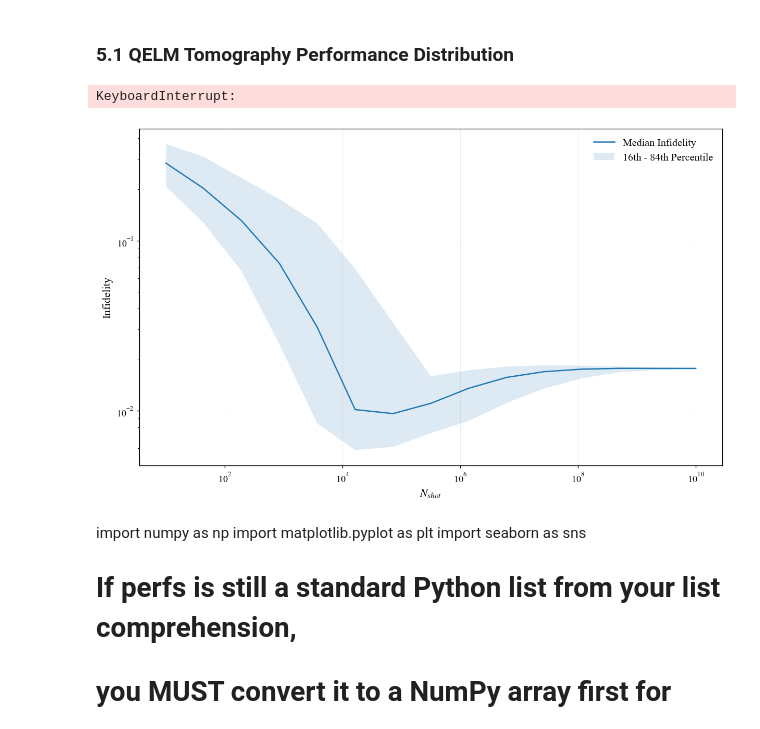
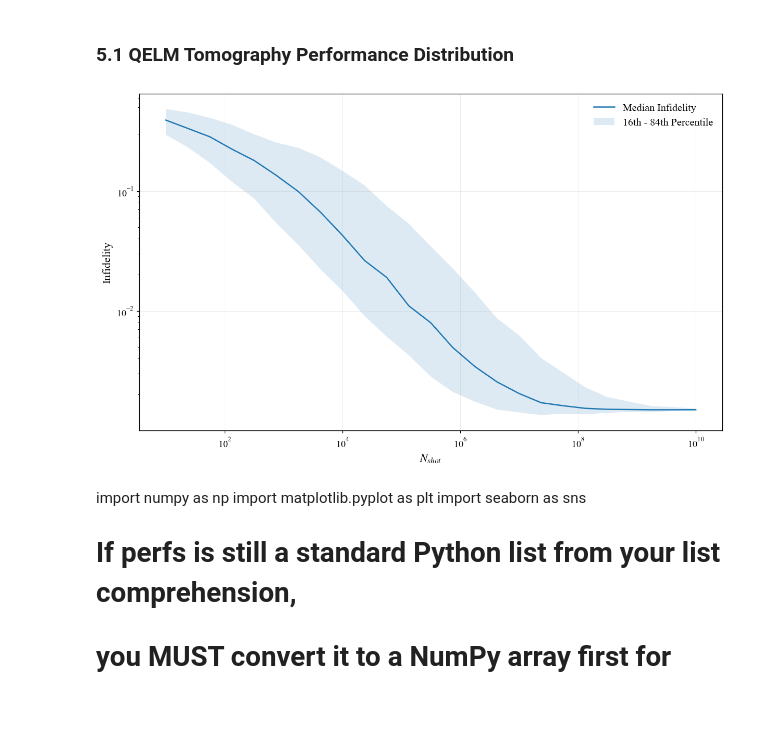
Before and after one commit to Mmackinnon01/QRes, a Jupyter notebook: 260420_equal1_tomography.ipynb, the cells around one changed output. Cells and saved outputs as stored; diff of their text form; code cells hidden in the pictures.

```diff
--- a/260420_equal1_tomography.ipynb
+++ b/260420_equal1_tomography.ipynb
@@ -815,4 +815,4 @@ def qelmStateTomographyInfidelity(regs, shots, reg_func, circs, Us, thermal=True
 qelm_regs = []
 
 for size in range(len(training_data_sizes)):
-    qelm_regs.append([[QELMTomography(thermal_register_func, training_states[size], training_rotations_noisy[size], [1], qelm_circs(shot), shot, alpha=0)[0] for shot in shots] for trial in tqdm(range(trials))])
+    qelm_regs.append([[QELMTomography(thermal_register_func, training_states[size], training_rotations_noisy[size], [1], qelm_circs(shot), alpha=True)[0] for shot in shots] for trial in tqdm(range(trials))])
@@ -1166,7 +1215,7 @@ def det_reg_to_op(reg):
 
 these_regs = qelm_regs
 
-obs =  [(op @ I(2).tensor(Operator(generateThermalRegister(0.56).partialTrace((2,2,2),(1,2)).matrix))).partialTrace((2,2,2),(0,)) for op in reversePauliOps(noisy_S, noisy_H, noisy_CNOT1, lambda_dep_1, lambda_dep_2)]
+obs =  [(op @ I(2).tensor(Operator(generateThermalRegister(0).partialTrace((2,2,2),(1,2)).matrix))).partialTrace((2,2,2),(0,)) for op in reversePauliOps(noisy_S, noisy_H, noisy_CNOT1, lambda_dep_1, lambda_dep_2)]
 res = [[[average_rmse_ob(reg, obs) for reg in reg_trials] for reg_trials in reg_set] for reg_set in these_regs]
 res_mean = np.mean(res, axis=1)
 res_lower = np.percentile(res, 16, axis=1)
@@ -1366,44 +1448,42 @@ R1s = [Operator(haar_random_unitary(2)) for i in range(n_dist_samples)]
 R2s = [Operator(haar_random_unitary(2)) for i in range(n_dist_samples)]
 CRs = [controlRotationGate(Operator(haar_random_unitary(2))) for i in range(n_dist_samples)]
 # %%
-random_regs_dist = [[QELMTomography(thermal_register_func, training_states[0], training_rotations_noisy[0], [1], randomTwoQubitCircuits(x, y, z, lambda_dep_1, lambda_dep_2, e0, e1, shot), alpha=0)[0] for shot in dist_shots] for x, y, z in tqdm(zip(R1s, R2s, CRs), total=len(R1s))]
+random_regs_dist = [[QELMTomography(thermal_register_func, training_states[0], training_rotations_noisy[0], [1], randomTwoQubitCircuits(x, y, z, lambda_dep_1, lambda_dep_2, e0, e1, shot), alpha=0, circ_shots=shot)[0] for shot in dist_shots] for x, y, z in tqdm(zip(R1s, R2s, CRs), total=len(R1s))]
-# %% [output]
-KeyboardInterrupt:
 # %%
-perfs = np.array([qelmStateTomographyInfidelity([regs], dist_shots, thermal_register_func, lambda shots: randomTwoQubitCircuits(x, y, z, lambda_dep_1, lambda_dep_2, e0, e1, shots), Us, targets)[0] for x, y, z, regs in tqdm(zip(R1s, R2s, CRs, random_regs_dist), total=len(R1s))])
+perfs = np.array([qelmStateTomographyInfidelity([regs], dist_shots, thermal_register_func, lambda shots: randomTwoQubitCircuits(x, y, z, lambda_dep_1, lambda_dep_2, e0, e1, shots), Us)[0] for x, y, z, regs in tqdm(zip(R1s, R2s, CRs, random_regs_dist), total=len(R1s))])
 # %%
 import numpy as np
 import matplotlib.pyplot as plt
 
 plt.figure(figsize=(10, 6))
 
 # Calculate the median instead of the mean for skewed data
 medians = np.median(perfs, axis=0)
 
 # Calculate the 16th and 84th percentiles (equivalent to +/- 1 standard dev)
 lower_bound = np.percentile(perfs, 16, axis=0)
 upper_bound = np.percentile(perfs, 84, axis=0)
 
 # Plot the central line
-plt.plot(sh, medians, label='Median Infidelity')
+plt.plot(shots, medians, label='Median Infidelity')
 
 # Plot the shaded region using the percentiles
 plt.fill_between(
-    sh,
+    shots,
     lower_bound,
     upper_bound,
     alpha=0.15,
     label=r'16th - 84th Percentile'
 )
 
 plt.yscale('log')
 plt.xscale('log')
 plt.xlabel(r'$N_{shot}$')
 plt.ylabel('Infidelity')
 plt.legend()
 plt.show()
 # %% [output]
-[figure, old version]
+[figure, new version]
 # %% [markdown]
 import numpy as np
 import matplotlib.pyplot as plt
```
Also changed, not shown: parts of 38 cells of this notebook, 2 other files.
